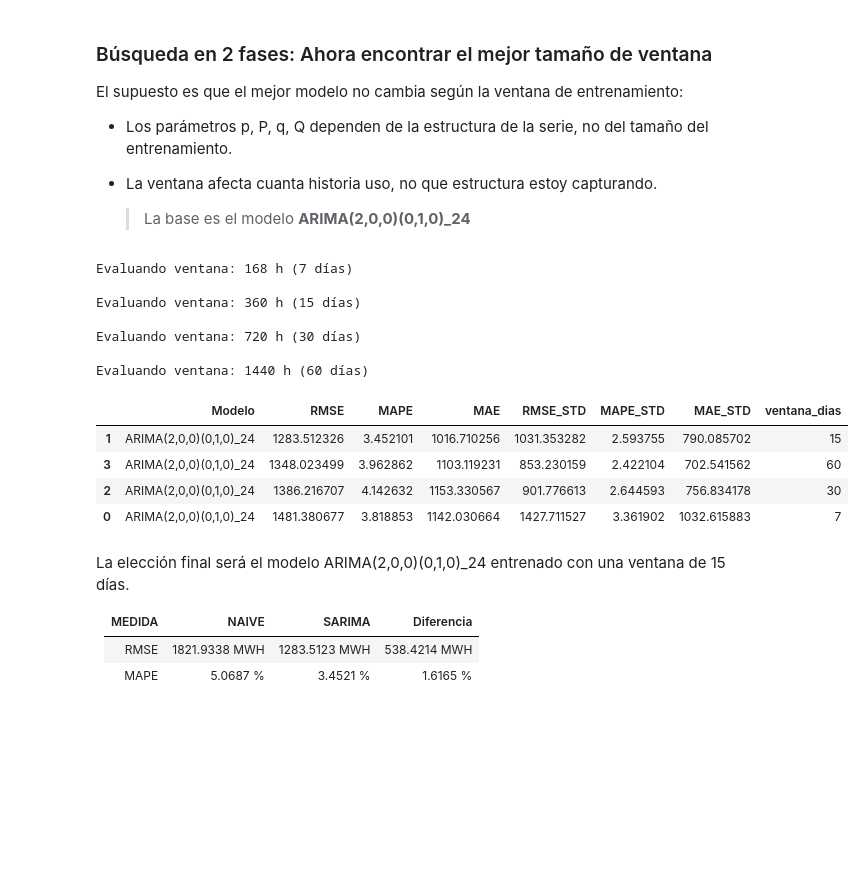
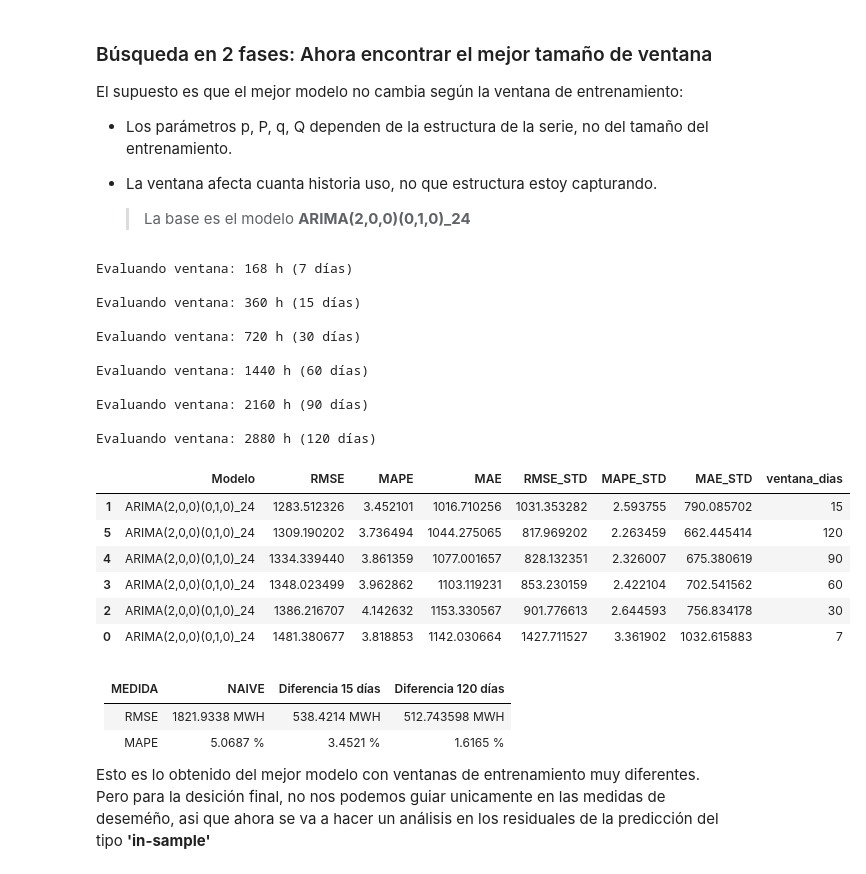
Before and after one commit to JairRamosG/Demanda_Energetica_SARIMA, a Jupyter notebook: notebooks/03_Modelos.ipynb, the cells around one changed output. Saved outputs shown, nothing was run; the diff lists cells and outputs as text; code cells hidden in the pictures; blank space fills up the shorter version.

```diff
--- a/notebooks/03_Modelos.ipynb
+++ b/notebooks/03_Modelos.ipynb
@@ -193,7 +195,7 @@ El supuesto es que el mejor modelo no cambia según la ventana de entrenamiento:
 
     > La base es el modelo **ARIMA(2,0,0)(0,1,0)_24**
 # %%
-VENTANAS_HORAS = [24*7, 24*15, 24*30, 24*60]
+VENTANAS_HORAS = [24*7, 24*15, 24*30, 24*60, 24*90, 24*120]
 H = 24
 serie = df_train.copy()
 resultados = []
@@ -220,42 +222,48 @@ for ventana in VENTANAS_HORAS:
         freq = 'h',
         n_jobs = -1
     )
 
     cv_rolling = sf.cross_validation(
     df = df_train,
     h = H,
     step_size = 48,
     n_windows = n_windows,
     input_size = ventana
     )
 
     alias_modelos = [m.alias for m in modelos]
     metricas_sarimas = metricas_cv(cv_rolling, alias_modelos)
     metricas_sarimas['ventana_dias'] = ventana // 24
     resultados.append(metricas_sarimas)
 
 
 resultados = pd.concat(resultados, ignore_index=True)
 resultados.sort_values('RMSE')
 # %% [output]
 Evaluando ventana: 168 h (7 días)
 
 Evaluando ventana: 360 h (15 días)
 
 Evaluando ventana: 720 h (30 días)
 
 Evaluando ventana: 1440 h (60 días)
+
+Evaluando ventana: 2160 h (90 días)
+
+Evaluando ventana: 2880 h (120 días)
 |  | Modelo | RMSE | MAPE | MAE | RMSE_STD | MAPE_STD | MAE_STD | ventana_dias |
 | 1 | ARIMA(2,0,0)(0,1,0)_24 | 1283.512326 | 3.452101 | 1016.710256 | 1031.353282 | 2.593755 | 790.085702 | 15 |
+| 5 | ARIMA(2,0,0)(0,1,0)_24 | 1309.190202 | 3.736494 | 1044.275065 | 817.969202 | 2.263459 | 662.445414 | 120 |
+| 4 | ARIMA(2,0,0)(0,1,0)_24 | 1334.339440 | 3.861359 | 1077.001657 | 828.132351 | 2.326007 | 675.380619 | 90 |
 | 3 | ARIMA(2,0,0)(0,1,0)_24 | 1348.023499 | 3.962862 | 1103.119231 | 853.230159 | 2.422104 | 702.541562 | 60 |
 | 2 | ARIMA(2,0,0)(0,1,0)_24 | 1386.216707 | 4.142632 | 1153.330567 | 901.776613 | 2.644593 | 756.834178 | 30 |
 | 0 | ARIMA(2,0,0)(0,1,0)_24 | 1481.380677 | 3.818853 | 1142.030664 | 1427.711527 | 3.361902 | 1032.615883 | 7 |
 # %% [markdown]
-La elección final será el modelo ARIMA(2,0,0)(0,1,0)_24 entrenado con una ventana de 15 días.
+| MEDIDA | NAIVE | Diferencia 15 días | Diferencia 120 días |
+|-----------|-------|--------|-------|
+| RMSE | 1821.9338 MWH | 538.4214 MWH| 512.743598 MWH|
+| MAPE | 5.0687 % | 3.4521 % | 1.6165 % | 1.3322 % |
 
-| MEDIDA | NAIVE | SARIMA | Diferencia |
-|-----------|-------|--------|-------|
-| RMSE | 1821.9338 MWH | 1283.5123 MWH | 538.4214 MWH|
-| MAPE | 5.0687 % | 3.4521 % | 1.6165 % |
+Esto es lo obtenido del mejor modelo con ventanas de entrenamiento muy diferentes. Pero para la desición final, no nos podemos guiar unicamente en las medidas de deseméño, asi que ahora se va a hacer un análisis en los residuales de la predicción del tipo **'in-sample'**
 # %% [markdown]
 ### Análisis de residuales
```
Also changed, not shown: parts of 12 cells of this notebook.
